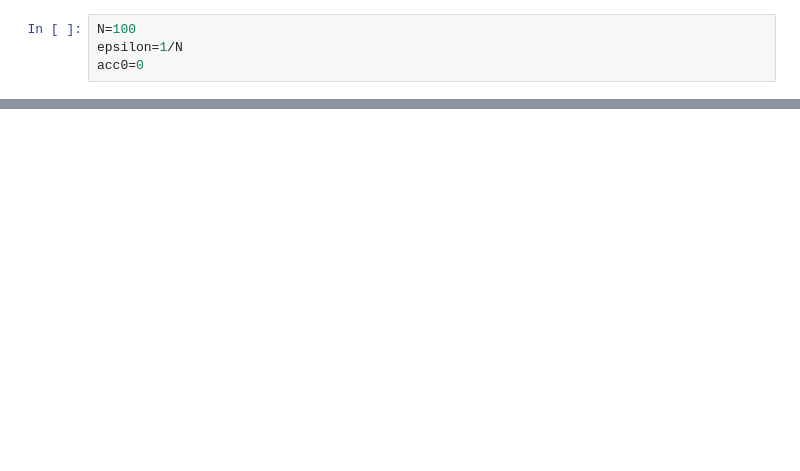
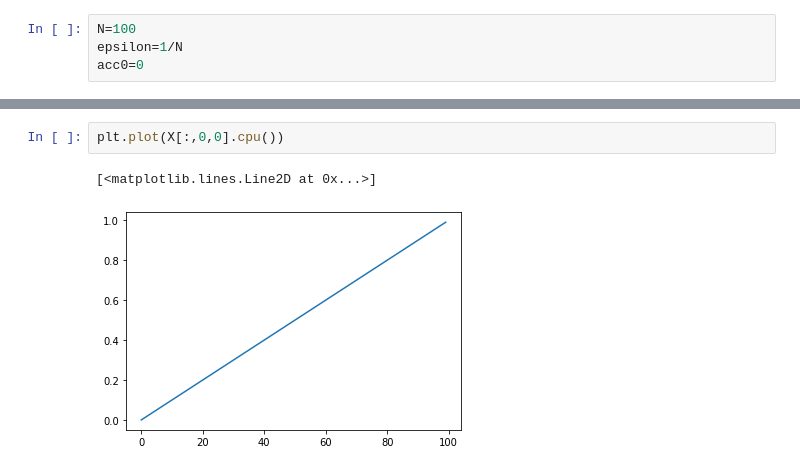
Before and after one commit to ghgv/One-layer-Relu, a Jupyter notebook: Code/Relu.ipynb, the cells around one changed output, grey strips where cells are left out. Cells and saved outputs as stored; diff of their text form; blank space fills up the shorter version.

```diff
--- a/Code/Relu.ipynb
+++ b/Code/Relu.ipynb
@@ -85,0 +108,5 @@ plt.plot(b)
+# %%
+plt.plot(X[:,0,0].cpu())
+# %% [output]
+[<matplotlib.lines.Line2D at 0x...>]
+[figure, added]
```
Also changed, not shown: parts of 85 cells of this notebook.
